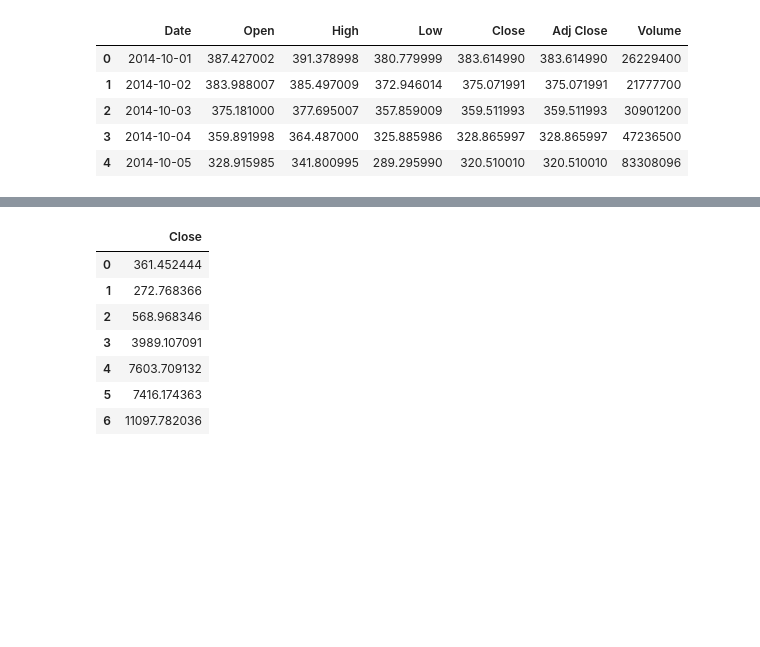
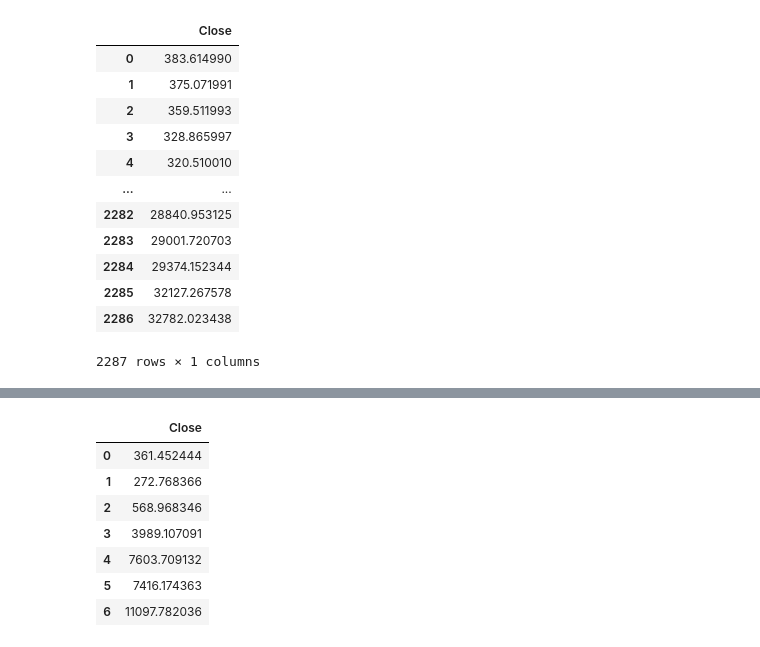
Before and after one commit to Quebec-Eric/4Periodo, a Jupyter notebook: IA/Artigo/Artigo.ipynb, the cells around one changed output, grey strips where cells are left out. Saved outputs shown, nothing was run; the diff lists cells and outputs as text; code cells hidden in the pictures; blank space fills up the shorter version.

```diff
--- a/IA/Artigo/Artigo.ipynb
+++ b/IA/Artigo/Artigo.ipynb
@@ -10,15 +10,22 @@ from math import sqrt
 # %%
 df = pd.read_csv("BTC-USD.csv")
 arimadt = pd.read_csv("BTC-USD.csv")
 dfMes=df
-df.head()
+df[["Close"]]
 # %% [output]
-|  | Date | Open | High | Low | Close | Adj Close | Volume |
-| 0 | 2014-10-01 | 387.427002 | 391.378998 | 380.779999 | 383.614990 | 383.614990 | 26229400 |
-| 1 | 2014-10-02 | 383.988007 | 385.497009 | 372.946014 | 375.071991 | 375.071991 | 21777700 |
-| 2 | 2014-10-03 | 375.181000 | 377.695007 | 357.859009 | 359.511993 | 359.511993 | 30901200 |
-| 3 | 2014-10-04 | 359.891998 | 364.487000 | 325.885986 | 328.865997 | 328.865997 | 47236500 |
-| 4 | 2014-10-05 | 328.915985 | 341.800995 | 289.295990 | 320.510010 | 320.510010 | 83308096 |
+|  | Close |
+| 0 | 383.614990 |
+| 1 | 375.071991 |
+| 2 | 359.511993 |
+| 3 | 328.865997 |
+| 4 | 320.510010 |
+| ... | ... |
+| 2282 | 28840.953125 |
+| 2283 | 29001.720703 |
+| 2284 | 29374.152344 |
+| 2285 | 32127.267578 |
+| 2286 | 32782.023438 |
+2287 rows × 1 columns
 # %%
 dfMes['month']=pd.to_datetime(dfMes['Date']).dt.month
 dfMes['year']=pd.to_datetime(dfMes['Date']).dt.year
```
Also changed, not shown: parts of 8 cells of this notebook, 3 other files.
